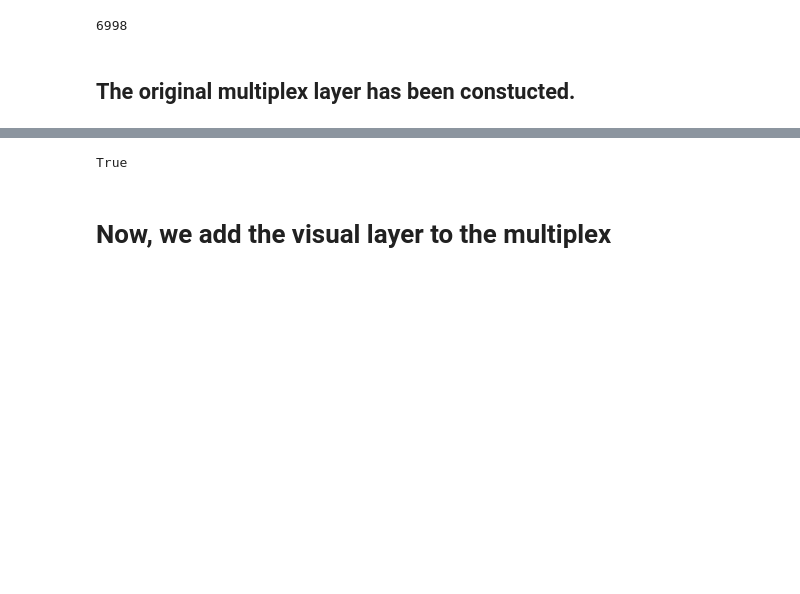
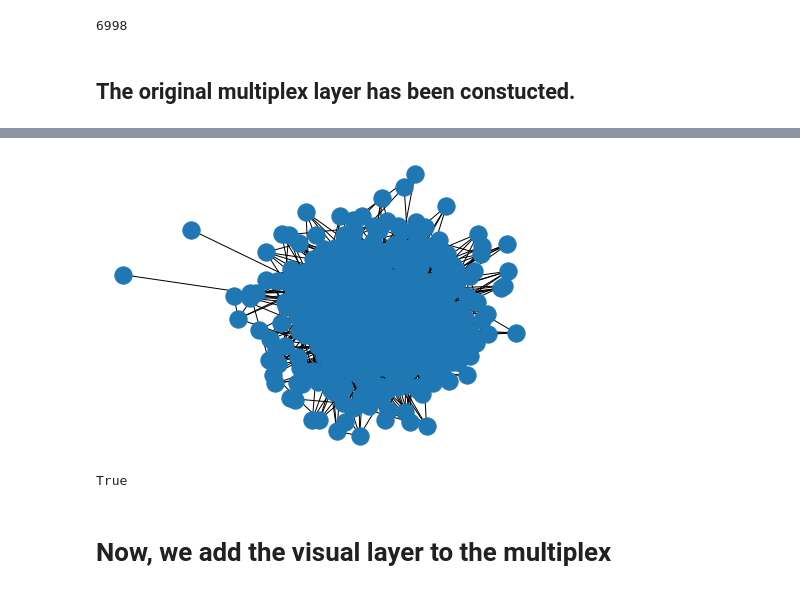
Before and after one commit to CatherineHenry/multiplex_network, a Jupyter notebook: src/word_embeddings.ipynb, the cells around one changed output, grey strips where cells are left out. Cells and saved outputs as stored; diff of their text form; code cells hidden in the pictures; blank space fills up the shorter version.

```diff
--- a/src/word_embeddings.ipynb
+++ b/src/word_embeddings.ipynb
@@ -140,3 +235,7 @@ multiplex.number_of_edges()
+# %%
+nx.draw(multiplex_copy, pos=nx.spring_layout(multiplex_copy))
+# %% [output]
+[figure, added]
 # %%
 multiplex_cc = nx.closeness_centrality(multiplex)
 # %%
```
Also changed, not shown: parts of 48 cells of this notebook, 2 other files.
